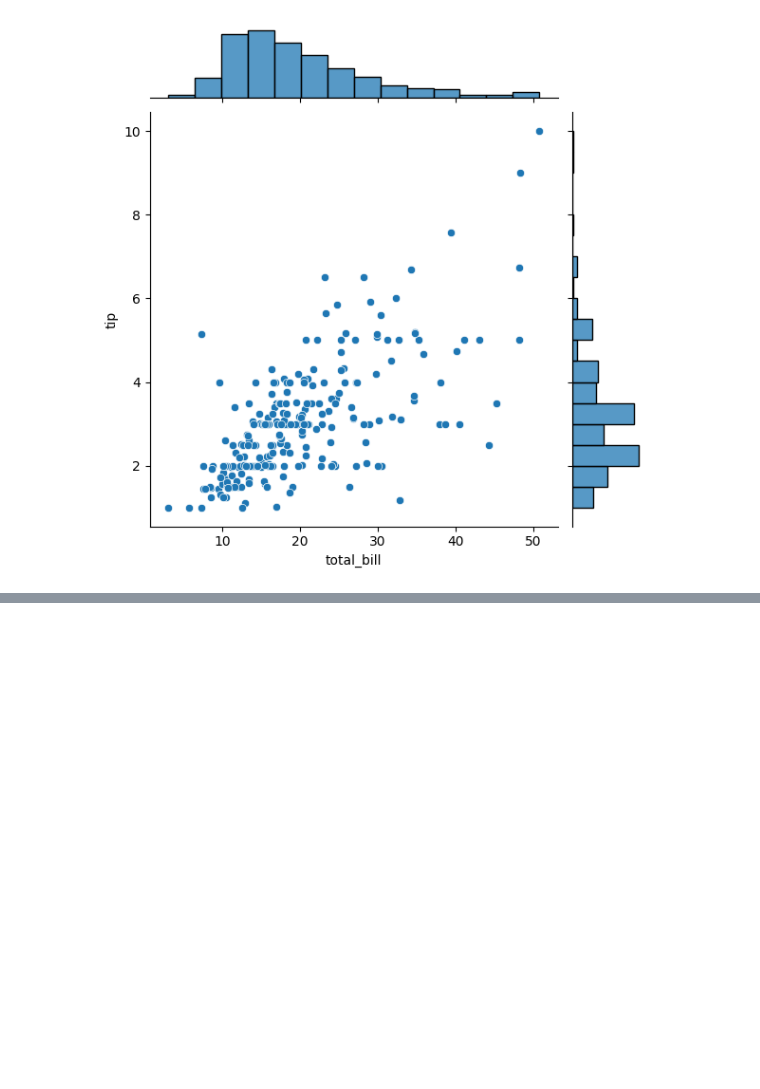
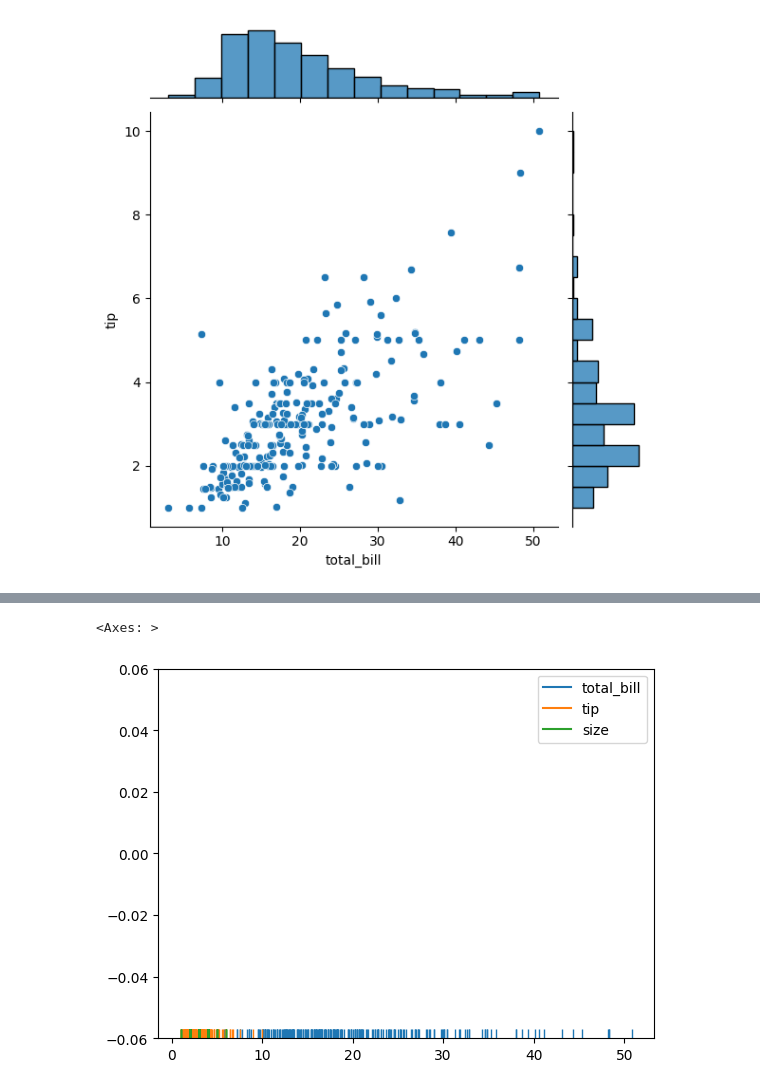
Before and after one commit to Maaaccc05/DS-Learning, a Jupyter notebook: Matplotlib/Distribution_Plot.ipynb, the cells around one changed output, grey strips where cells are left out. Cells and saved outputs as stored; diff of their text form; code cells hidden in the pictures; blank space fills up the shorter version.

```diff
--- a/Matplotlib/Distribution_Plot.ipynb
+++ b/Matplotlib/Distribution_Plot.ipynb
@@ -44,0 +52,6 @@ sns.jointplot(x = 'total_bill', y = 'tip', data= df, kind = 'scatter')
+# %%
+# Rugplot
+sns.rugplot(df)
+# %% [output]
+<Axes: >
+[figure, added]
```
Also changed, not shown: parts of 1 cell of this notebook.
